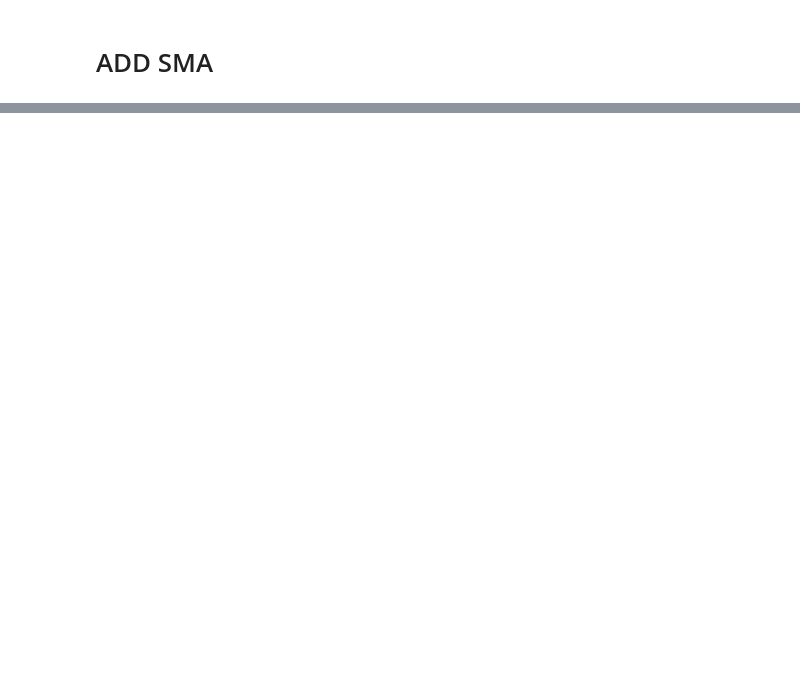
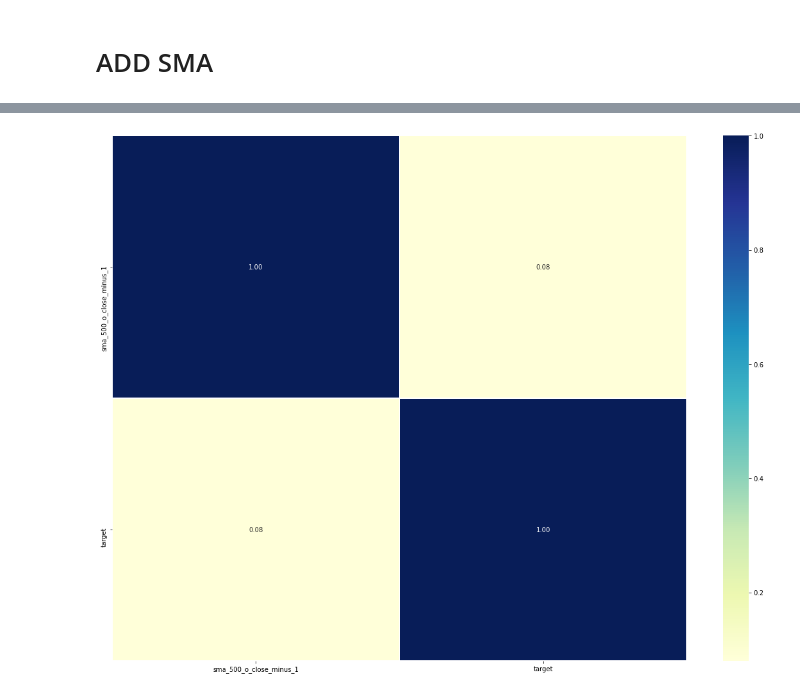
Before and after one commit to sunnymnie/bitcoin-printer, a Jupyter notebook: analysis-features/a-sma.ipynb, the cells around one changed output, grey strips where cells are left out. Cells and saved outputs as stored; diff of their text form; code cells hidden in the pictures; blank space fills up the shorter version.

```diff
--- a/analysis-features/a-sma.ipynb
+++ b/analysis-features/a-sma.ipynb
@@ -65,0 +84,15 @@ df.to_csv("../data/BTCUSDT-hour-target-features.csv", index=False) #Default
+# %%
+i = SMAIndicator(df.sma_500_o_close, window=1000)
+df["sma_500_o_close_minus_1"] = list(map(lambda x: x-1, df.sma_1000_o_close))
+# %%
+d = df[["sma_500_o_close_minus_1", "target"]].copy()
+# %%
+corr_matrix = d.corr()
+fig, ax = plt.subplots(figsize=(20, 15))
+ax = sns.heatmap(corr_matrix,
+                 annot=True,
+                 linewidths=0.5,
+                 fmt=".2f",
+                 cmap="YlGnBu")
+# %% [output]
+[figure, added]
```
Also changed, not shown: parts of 7 cells of this notebook, 14 other files.
